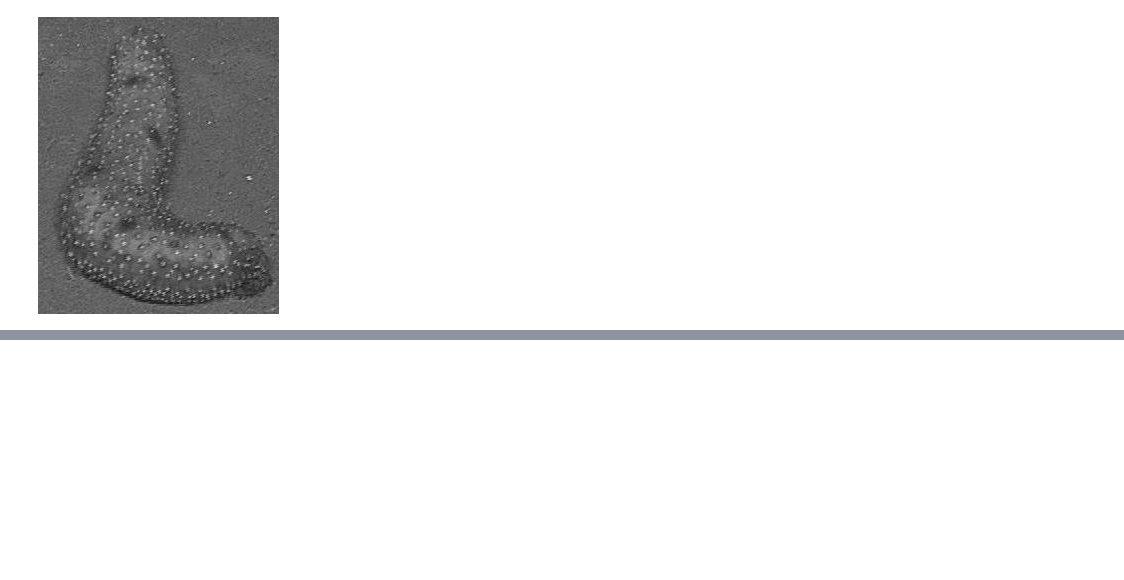
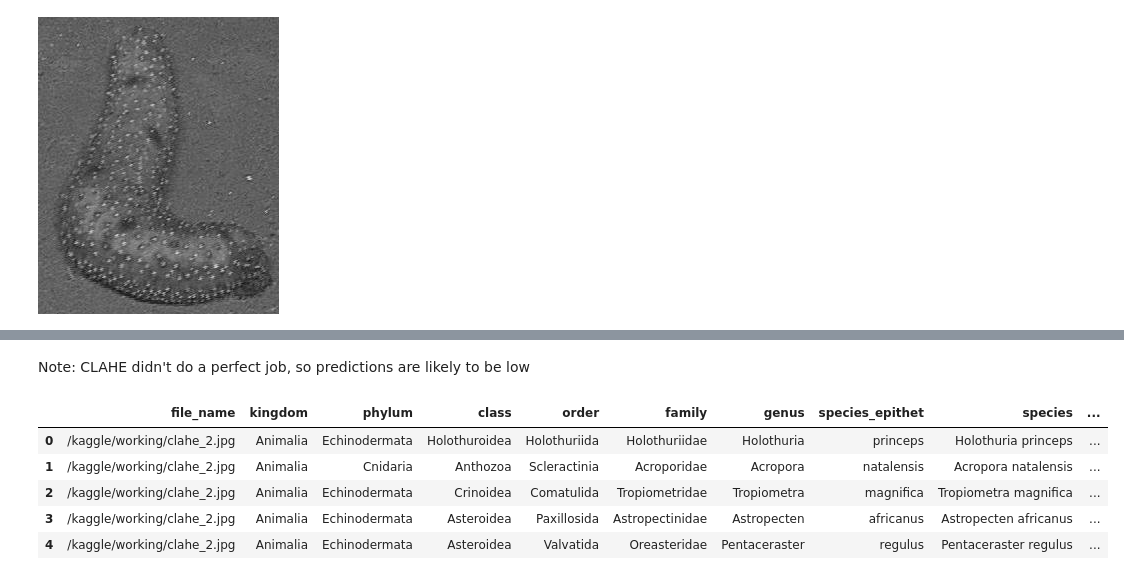
Before and after one commit to JulianaGomez/fathomnet2025, a Jupyter notebook: bioclip-test.ipynb, the cells around one changed output, grey strips where cells are left out. Saved outputs shown, nothing was run; the diff lists cells and outputs as text; code cells hidden in the pictures; blank space fills up the shorter version.

```diff
--- a/bioclip-test.ipynb
+++ b/bioclip-test.ipynb
@@ -323,0 +373,18 @@ df_species
+# %% [markdown]
+Note: CLAHE didn't do a perfect job, so predictions are likely to be low
+# %%
+classifier = TreeOfLifeClassifier(device='cpu')
+
+# Use the saved JPEG for classification
+prediction_ary = classifier.predict('/kaggle/working/clahe_2.jpg', rank=Rank.SPECIES)
+
+# Convert to pandas dataframe
+df_species = pd.DataFrame(prediction_ary)
+df_species
+# %% [output]
+|  | file_name | kingdom | phylum | class | order | family | genus | species_epithet | species | ... |
+| 0 | /kaggle/working/clahe_2.jpg | Animalia | Echinodermata | Holothuroidea | Holothuriida | Holothuriidae | Holothuria | princeps | Holothuria princeps | ... |
+| 1 | /kaggle/working/clahe_2.jpg | Animalia | Cnidaria | Anthozoa | Scleractinia | Acroporidae | Acropora | natalensis | Acropora natalensis | ... |
+| 2 | /kaggle/working/clahe_2.jpg | Animalia | Echinodermata | Crinoidea | Comatulida | Tropiometridae | Tropiometra | magnifica | Tropiometra magnifica | ... |
+| 3 | /kaggle/working/clahe_2.jpg | Animalia | Echinodermata | Asteroidea | Paxillosida | Astropectinidae | Astropecten | africanus | Astropecten africanus | ... |
+| 4 | /kaggle/working/clahe_2.jpg | Animalia | Echinodermata | Asteroidea | Valvatida | Oreasteridae | Pentaceraster | regulus | Pentaceraster regulus | ... |
```
Also changed, not shown: parts of 13 cells of this notebook.
